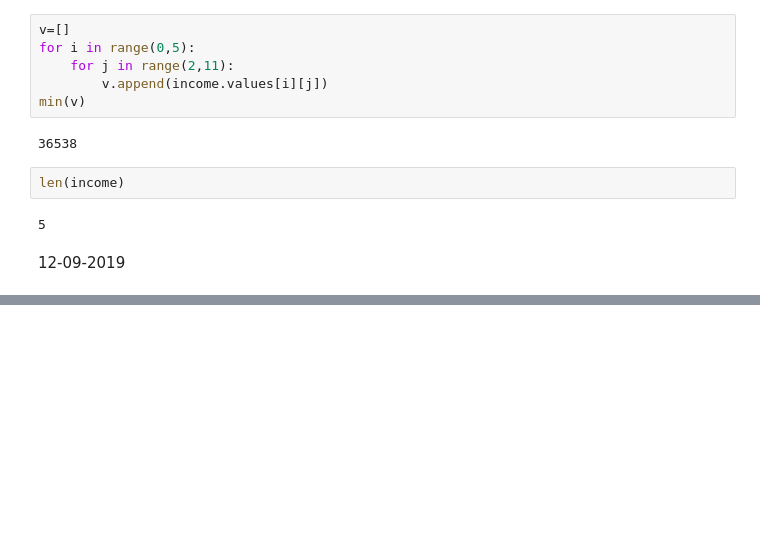
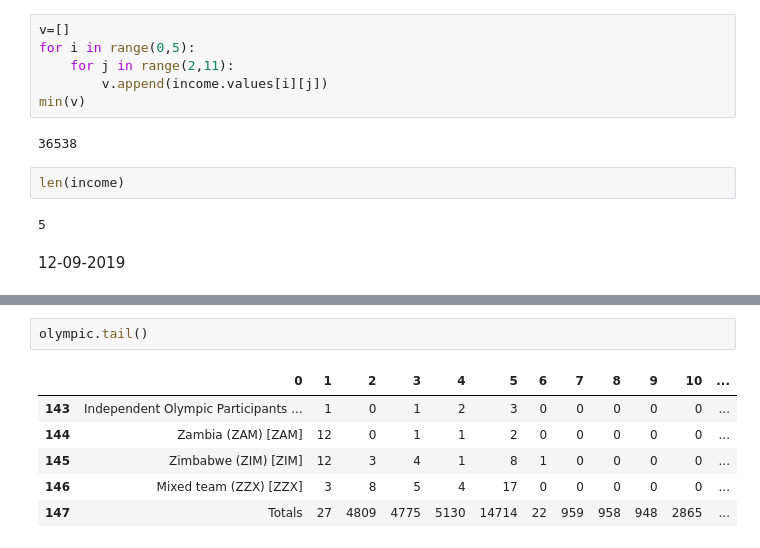
Before and after one commit to PoojaHoney/MSTP, a Jupyter notebook: Tasks.ipynb, the cells around one changed output, grey strips where cells are left out. Saved outputs shown, nothing was run; the diff lists cells and outputs as text; blank space fills up the shorter version.

```diff
--- a/Tasks.ipynb
+++ b/Tasks.ipynb
@@ -809,0 +856,9 @@ len(income)
+# %%
+olympic.tail()
+# %% [output]
+|  | 0 | 1 | 2 | 3 | 4 | 5 | 6 | 7 | 8 | 9 | 10 | ... |
+| 143 | Independent Olympic Participants ... | 1 | 0 | 1 | 2 | 3 | 0 | 0 | 0 | 0 | 0 | ... |
+| 144 | Zambia (ZAM) [ZAM] | 12 | 0 | 1 | 1 | 2 | 0 | 0 | 0 | 0 | 0 | ... |
+| 145 | Zimbabwe (ZIM) [ZIM] | 12 | 3 | 4 | 1 | 8 | 1 | 0 | 0 | 0 | 0 | ... |
+| 146 | Mixed team (ZZX) [ZZX] | 3 | 8 | 5 | 4 | 17 | 0 | 0 | 0 | 0 | 0 | ... |
+| 147 | Totals | 27 | 4809 | 4775 | 5130 | 14714 | 22 | 959 | 958 | 948 | 2865 | ... |
```
Also changed, not shown: parts of 21 cells of this notebook.
